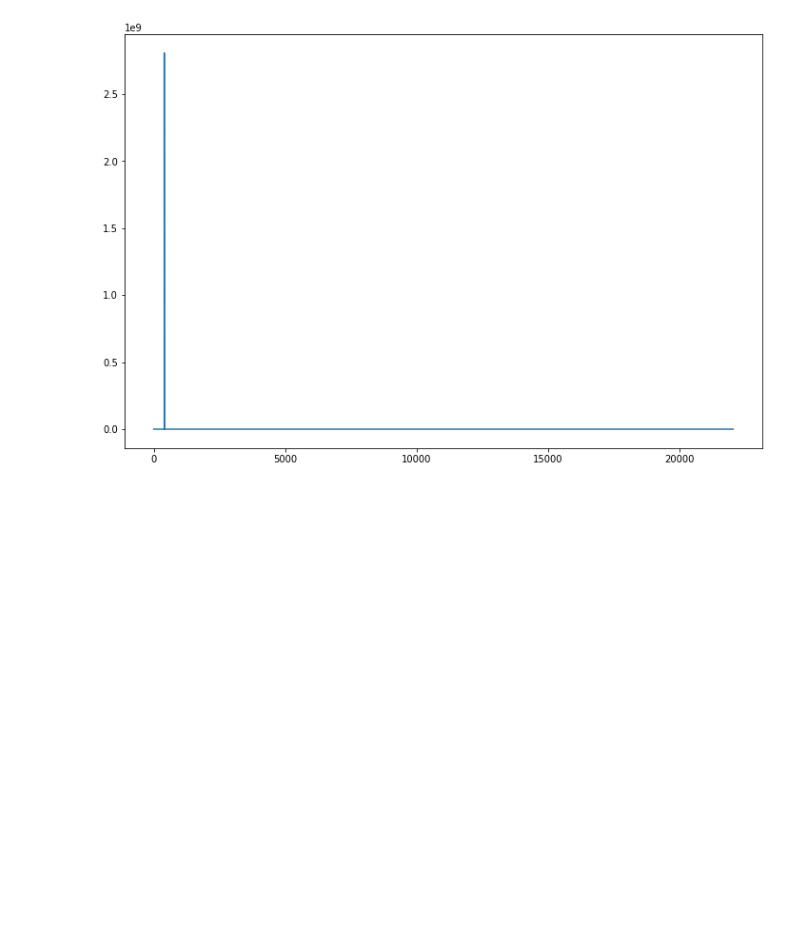
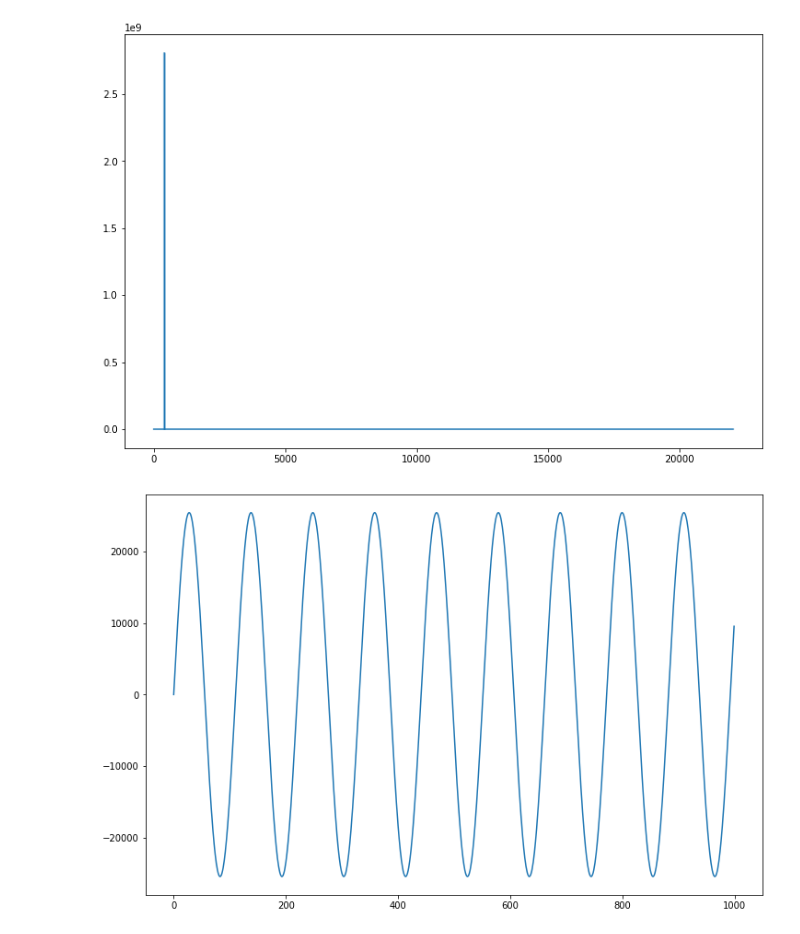
Before and after one commit to ysraell/examples, a Jupyter notebook: FFT/Real_Python_Tutorial.ipynb, the cells around one changed output. Cells and saved outputs as stored; diff of their text form; code cells hidden in the pictures; blank space fills up the shorter version.

```diff
--- a/FFT/Real_Python_Tutorial.ipynb
+++ b/FFT/Real_Python_Tutorial.ipynb
@@ -122,3 +122,12 @@ plt.plot(xf, np.abs(yf))
 plt.show()
 # %% [output]
 [figure]
+# %%
+from scipy.fft import irfft
+
+new_sig = irfft(yf)
+
+plt.plot(new_sig[:1000])
+plt.show()
+# %% [output]
+[figure, added]
```
Also changed, not shown: parts of 1 cell of this notebook, 4 other files.
